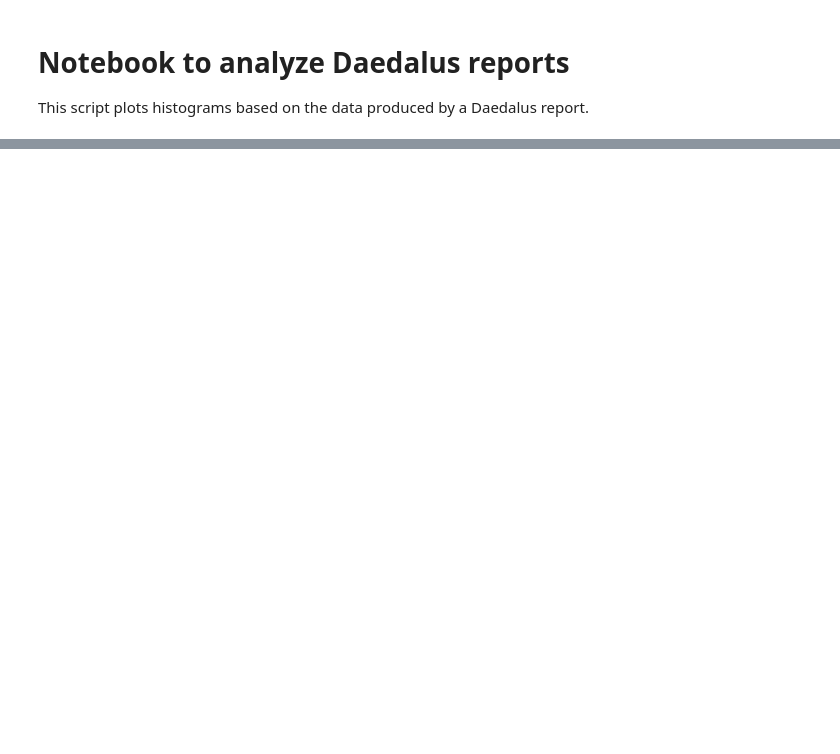
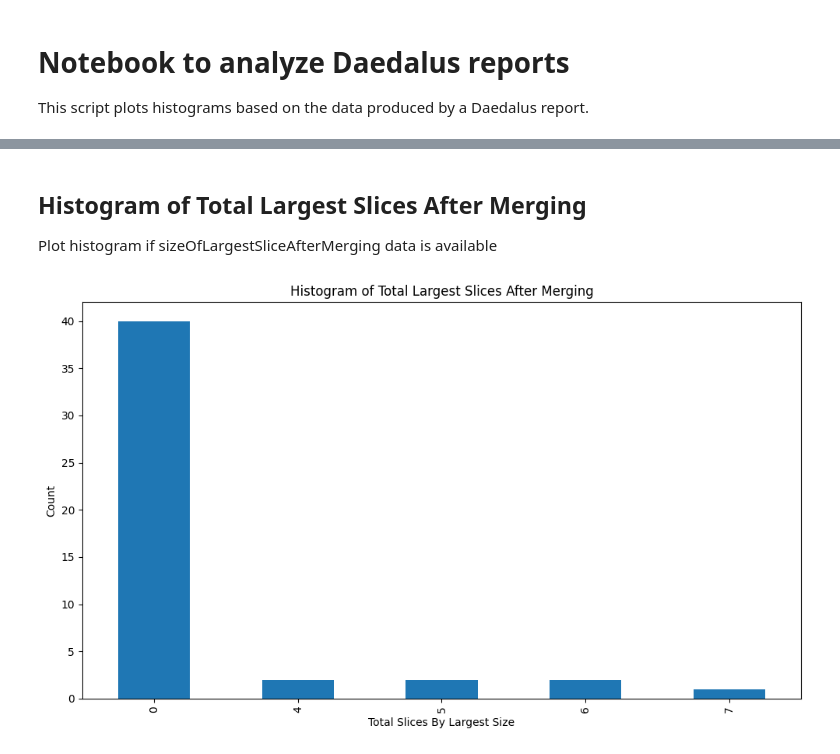
Before and after one commit to lac-dcc/Daedalus, a Jupyter notebook: artifact/utils/slices-analysis.ipynb, the cells around one changed output, grey strips where cells are left out. Cells and saved outputs as stored; diff of their text form; code cells hidden in the pictures; blank space fills up the shorter version.

Commit message:
histograms fixed

```diff
--- a/artifact/utils/slices-analysis.ipynb
+++ b/artifact/utils/slices-analysis.ipynb
@@ -78,0 +89,17 @@ Summary Metrics:
+# %% [markdown]
+## Histogram of Total Largest Slices After Merging
+
+Plot histogram if sizeOfLargestSliceAfterMerging data is available
+# %%
+if not summary_df.empty:
+    fig, ax = plt.subplots(figsize=(10, 6))
+    summary_df['sizeOfLargestSliceAfterMerging'].value_counts().sort_index().plot(kind='bar', ax=ax)
+    ax.set_title('Histogram of Total Largest Slices After Merging')
+    ax.set_xlabel('Total Slices By Largest Size')
+    ax.set_ylabel('Count')
+    plt.tight_layout()
+    plt.show()
+else:
+    print("No data available to plot the histogram.")
+# %% [output]
+[figure, added]
```
Also changed, not shown: parts of 2 cells of this notebook, 3 other files.
